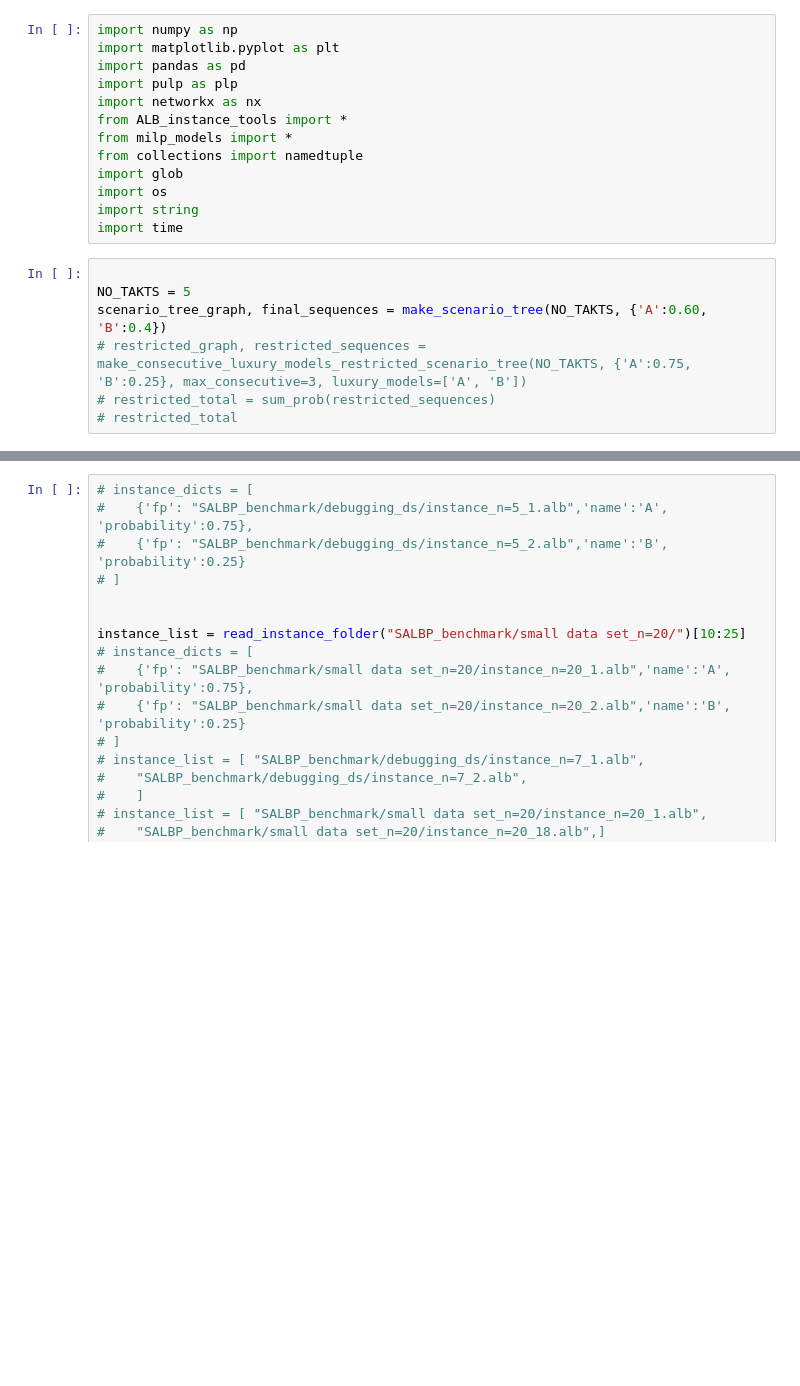
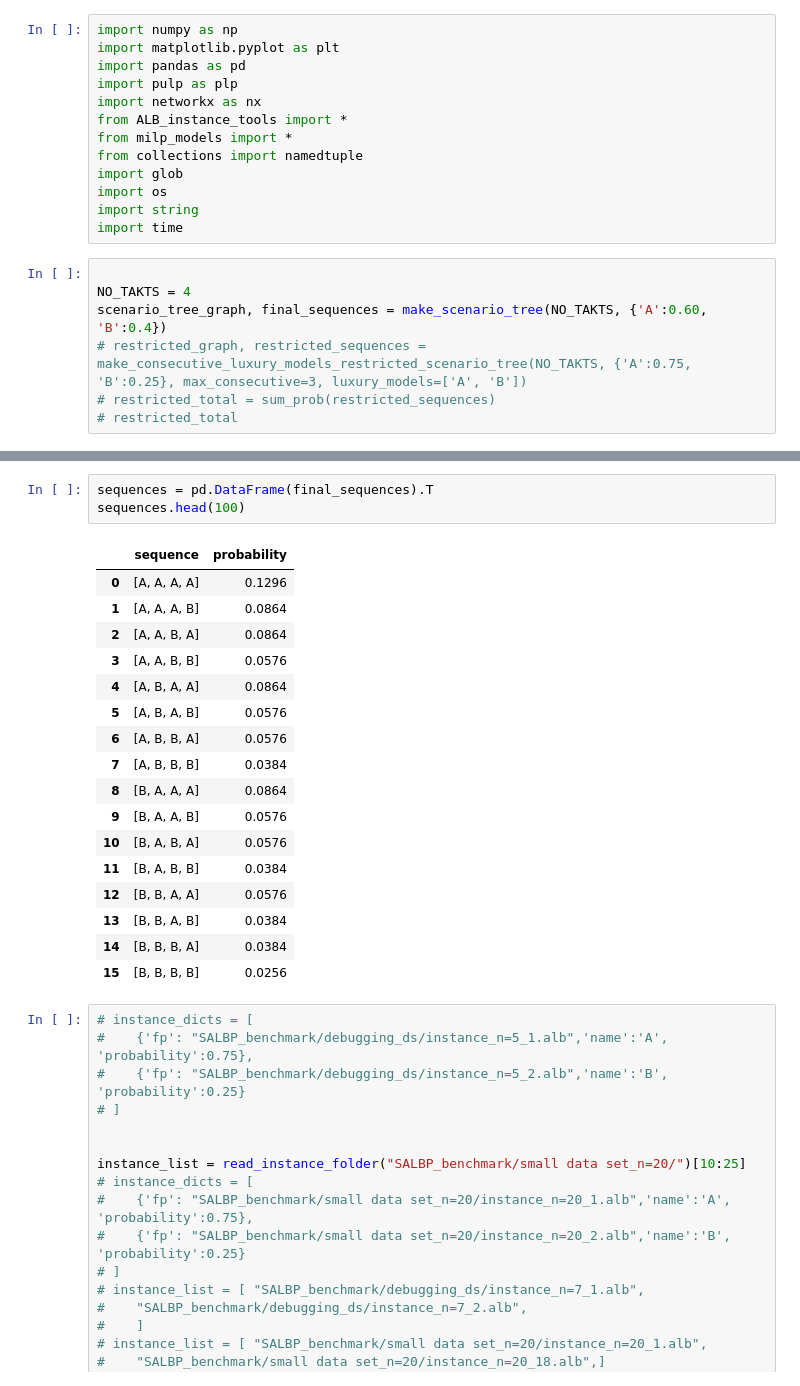
Before and after one commit to JosephThompson607/MALBP-W, a Jupyter notebook: stochastic_model.ipynb, the cells around one changed output, grey strips where cells are left out. Drawn from its saved outputs; the diff is of its cells as text; blank space fills up the shorter version.

```diff
--- a/stochastic_model.ipynb
+++ b/stochastic_model.ipynb
@@ -13,7 +13,7 @@ import string
 import time
 # %%
 
-NO_TAKTS = 5
+NO_TAKTS = 4
 scenario_tree_graph, final_sequences = make_scenario_tree(NO_TAKTS, {'A':0.60, 'B':0.4})
 # restricted_graph, restricted_sequences = make_consecutive_luxury_models_restricted_scenario_tree(NO_TAKTS, {'A':0.75, 'B':0.25}, max_consecutive=3, luxury_models=['A', 'B'])
 # restricted_total = sum_prob(restricted_sequences)
@@ -26,3 +43,24 @@ NameError: name 'final_sequences' is not defined
+# %%
+sequences = pd.DataFrame(final_sequences).T
+sequences.head(100)
+# %% [output]
+|  | sequence | probability |
+| 0 | [A, A, A, A] | 0.1296 |
+| 1 | [A, A, A, B] | 0.0864 |
+| 2 | [A, A, B, A] | 0.0864 |
+| 3 | [A, A, B, B] | 0.0576 |
+| 4 | [A, B, A, A] | 0.0864 |
+| 5 | [A, B, A, B] | 0.0576 |
+| 6 | [A, B, B, A] | 0.0576 |
+| 7 | [A, B, B, B] | 0.0384 |
+| 8 | [B, A, A, A] | 0.0864 |
+| 9 | [B, A, A, B] | 0.0576 |
+| 10 | [B, A, B, A] | 0.0576 |
+| 11 | [B, A, B, B] | 0.0384 |
+| 12 | [B, B, A, A] | 0.0576 |
+| 13 | [B, B, A, B] | 0.0384 |
+| 14 | [B, B, B, A] | 0.0384 |
+| 15 | [B, B, B, B] | 0.0256 |
 # %%
 # instance_dicts = [
 #    {'fp': "SALBP_benchmark/debugging_ds/instance_n=5_1.alb",'name':'A', 'probability':0.75},
```
Also changed, not shown: parts of 1 cell of this notebook, 4 other files.
